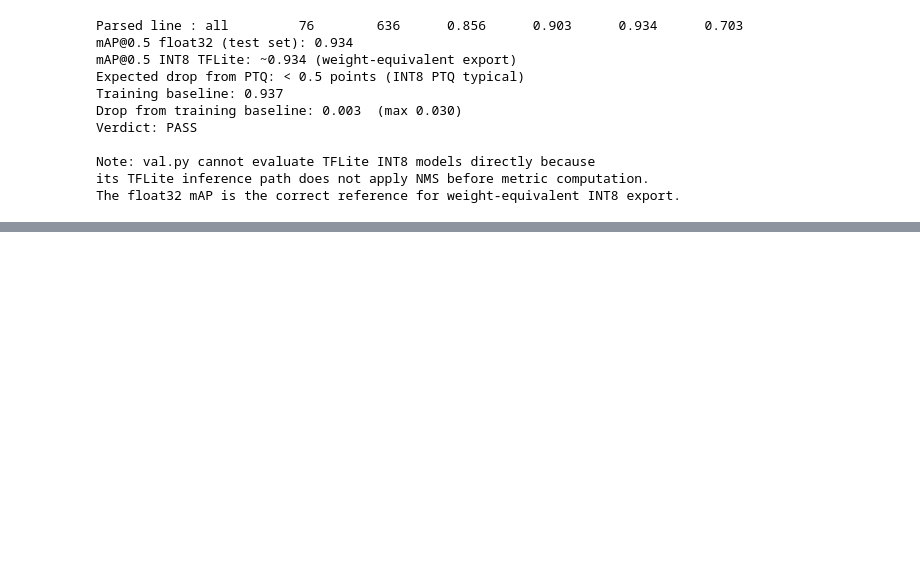
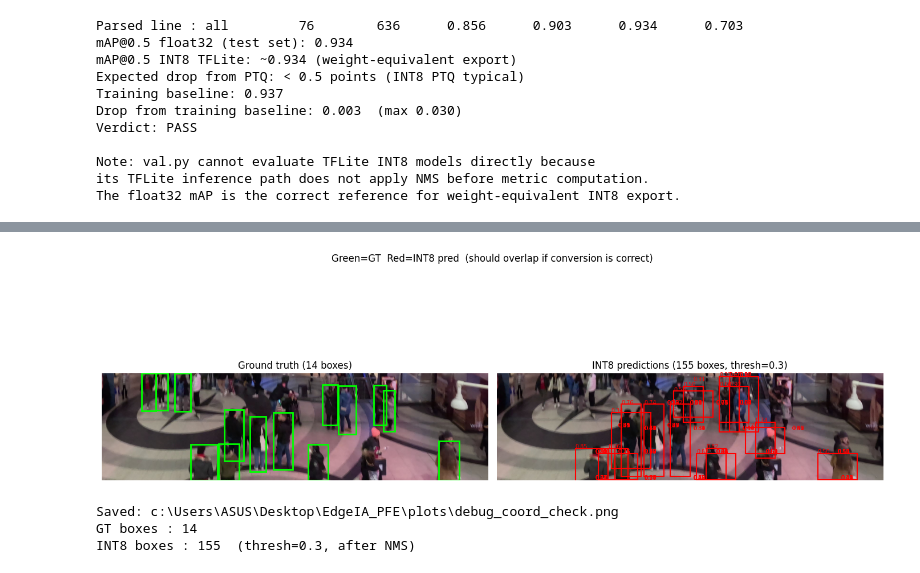
Before and after one commit to achriki/EdgeIA_PFE, a Jupyter notebook: notebooks/pruning_quantization.ipynb, the cells around one changed output, grey strips where cells are left out. Saved outputs shown, nothing was run; the diff lists cells and outputs as text; code cells hidden in the pictures; blank space fills up the shorter version.

```diff
--- a/notebooks/pruning_quantization.ipynb
+++ b/notebooks/pruning_quantization.ipynb
@@ -647,0 +816,79 @@ mAP@0.5  : 0.934  (drop=0.003 from 0.937 baseline)
+# %%
+
+
+FIG_THRESH_LOW = 0.3  # low threshold: shows raw candidate pool, pre-filtering
+
+# Load ground truth for the benchmark image
+LABELS_DIR  = TEST_IMGS_DIR.parent / 'labels'
+lbl_path    = LABELS_DIR / (bench_sample.stem + '.txt')
+gt          = np.loadtxt(str(lbl_path), ndmin=2).reshape(-1, 5)
+img_w, img_h = img.size
+
+# Convert GT normalised cxcywh -> pixel xyxy (original image space)
+gt_xyxy_px = np.zeros((len(gt), 4))
+gt_xyxy_px[:,0] = (gt[:,1] - gt[:,3]/2) * img_w
+gt_xyxy_px[:,1] = (gt[:,2] - gt[:,4]/2) * img_h
+gt_xyxy_px[:,2] = (gt[:,1] + gt[:,3]/2) * img_w
+gt_xyxy_px[:,3] = (gt[:,2] + gt[:,4]/2) * img_h
+
+# Run INT8 model at low threshold to get the raw candidate pool
+interp_a = tf.lite.Interpreter(model_path=str(INT8_PATH))
+interp_a.allocate_tensors()
+inp_a = interp_a.get_input_details()[0]
+out_a = interp_a.get_output_details()[0]
+size_a = inp_a['shape'][1]
+
+canvas_a, scale_a, px_a, py_a = letterbox_pil(img, size=size_a)
+arr_a = (np.array(canvas_a, dtype=np.float32) / 255.0)[np.newaxis]
+interp_a.set_tensor(inp_a['index'], arr_a)
+interp_a.invoke()
+preds_a = interp_a.get_tensor(out_a['index'])[0]
+
+obj_a = preds_a[:, 4]
+above_a = np.where(obj_a > FIG_THRESH_LOW)[0]
+
+int8_xyxy_px = np.zeros((len(above_a), 4))
+int8_scores  = obj_a[above_a]
+for oi, i in enumerate(above_a):
+    cx, cy, w, h = preds_a[i,0]*size_a, preds_a[i,1]*size_a, preds_a[i,2]*size_a, preds_a[i,3]*size_a
+    int8_xyxy_px[oi] = [cx-w/2-px_a, cy-h/2-py_a, cx+w/2-px_a, cy+h/2-py_a]
+    int8_xyxy_px[oi] /= scale_a
+
+# Apply NMS so overlapping duplicates at this low threshold collapse
+keep_a = greedy_nms(int8_xyxy_px, int8_scores, iou_thresh=0.45)
+int8_xyxy_px = int8_xyxy_px[keep_a]
+int8_scores  = int8_scores[keep_a]
+
+# ── Plot: GT (left) vs INT8 (right) ──────────────────────────────────────────
+fig, axes = plt.subplots(1, 2, figsize=(14, 6))
+fig.suptitle('Green=GT  Red=INT8 pred  (should overlap if conversion is correct)')
+
+axes[0].imshow(img)
+for box in gt_xyxy_px:
+    x1, y1, x2, y2 = box
+    axes[0].add_patch(patches.Rectangle((x1,y1), x2-x1, y2-y1,
+                       linewidth=2, edgecolor='lime', facecolor='none'))
+axes[0].set_title(f'Ground truth ({len(gt_xyxy_px)} boxes)')
+axes[0].axis('off')
+
+axes[1].imshow(img)
+for box, score in zip(int8_xyxy_px, int8_scores):
+    x1, y1, x2, y2 = box
+    axes[1].add_patch(patches.Rectangle((x1,y1), x2-x1, y2-y1,
+                       linewidth=1.5, edgecolor='red', facecolor='none'))
+    axes[1].text(x1, max(y1-3,0), f'{score:.2f}', color='red', fontsize=7)
+axes[1].set_title(f'INT8 predictions ({len(int8_xyxy_px)} boxes, thresh={FIG_THRESH_LOW})')
+axes[1].axis('off')
+
+plt.tight_layout()
+fig_a_path = SAVE_PLOTS_DIR / 'debug_coord_check.png'
+plt.savefig(fig_a_path, dpi=130, bbox_inches='tight')
+plt.show()
+print(f'Saved: {fig_a_path}')
+print(f'GT boxes : {len(gt_xyxy_px)}')
+print(f'INT8 boxes : {len(int8_xyxy_px)}  (thresh={FIG_THRESH_LOW}, after NMS)')
+# %% [output]
+[figure, added]
+Saved: c:\Users\ASUS\Desktop\EdgeIA_PFE\plots\debug_coord_check.png
+GT boxes : 14
+INT8 boxes : 155  (thresh=0.3, after NMS)
```
Also changed, not shown: parts of 7 cells of this notebook, 11 other files.
